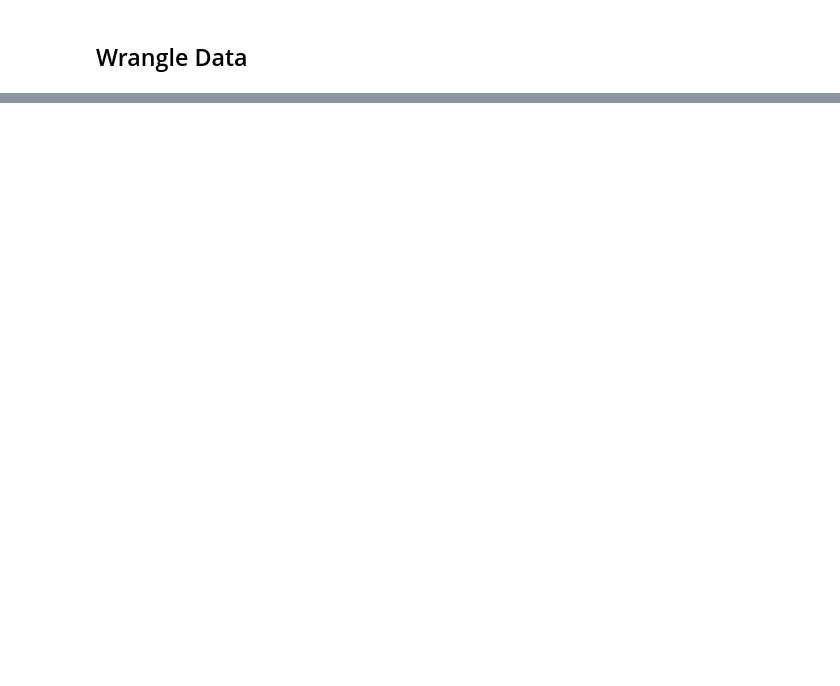
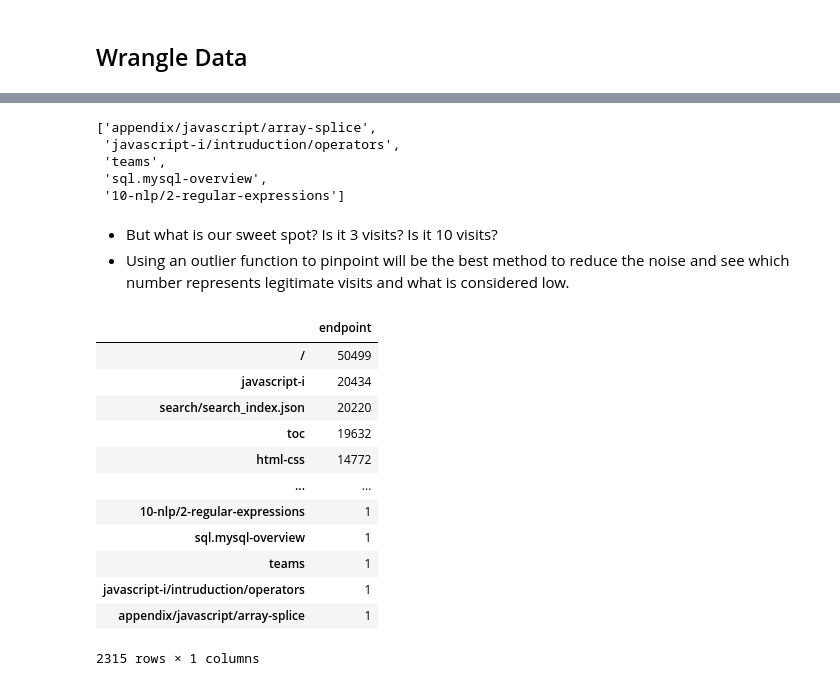
Before and after one commit to McElroy-and-Carter/ad-project, a Jupyter notebook: desiree_initial.ipynb, the cells around one changed output, grey strips where cells are left out. Cells and saved outputs as stored; diff of their text form; code cells hidden in the pictures; blank space fills up the shorter version.

Commit message:
adding outlier function

```diff
--- a/desiree_initial.ipynb
+++ b/desiree_initial.ipynb
@@ -78,0 +140,32 @@ Name: endpoint, Length: 2315, dtype: int64
+# %%
+# look at the bottom of the list of visited endpoints
+
+# looking at the bottom five sites for more than 2 visits
+(df.endpoint.value_counts(ascending=True)>2).index.tolist()[:5]
+# %% [output]
+['appendix/javascript/array-splice',
+ 'javascript-i/intruduction/operators',
+ 'teams',
+ 'sql.mysql-overview',
+ '10-nlp/2-regular-expressions']
+# %% [markdown]
+- But what is our sweet spot? Is it 3 visits? Is it 10 visits?
+- Using an outlier function to pinpoint will be the best method to reduce the noise and see which number represents legitimate visits and what is considered low.
+# %%
+# make it into a dataframe for coding purposes
+endpoints = pd.DataFrame(df.endpoint.value_counts())
+endpoints
+# %% [output]
+|  | endpoint |
+| / | 50499 |
+| javascript-i | 20434 |
+| search/search_index.json | 20220 |
+| toc | 19632 |
+| html-css | 14772 |
+| ... | ... |
+| 10-nlp/2-regular-expressions | 1 |
+| sql.mysql-overview | 1 |
+| teams | 1 |
+| javascript-i/intruduction/operators | 1 |
+| appendix/javascript/array-splice | 1 |
+2315 rows × 1 columns
```
Also changed, not shown: parts of 25 cells of this notebook.
